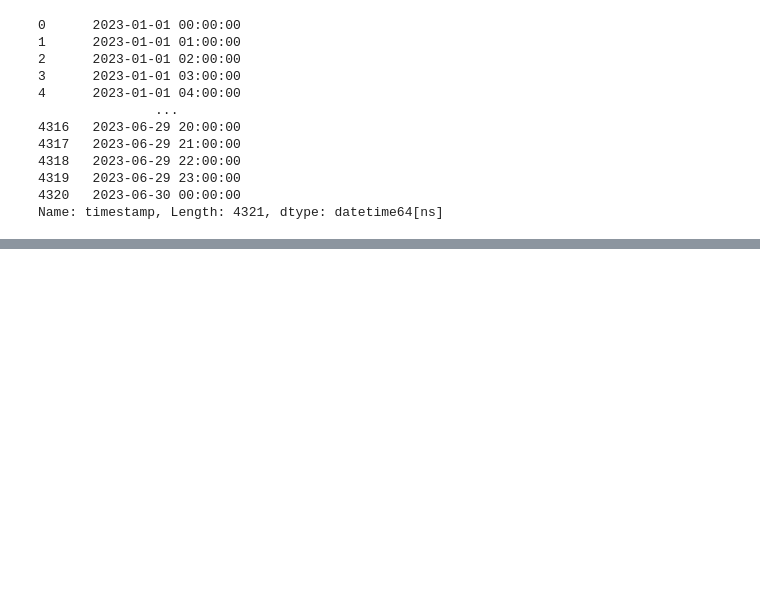
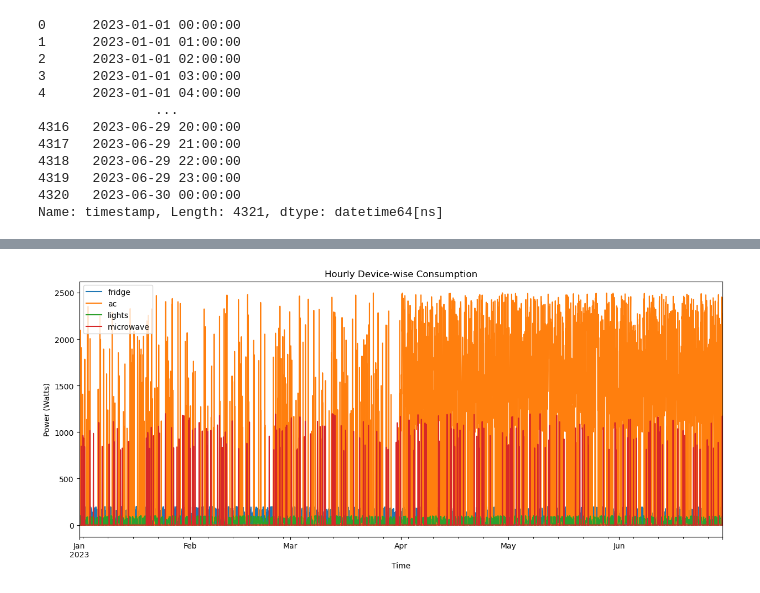
Before and after one commit to mailech/SmartEnergy-Consumption, a Jupyter notebook: SyntheticDataAnalysis.ipynb, the cells around one changed output, grey strips where cells are left out. Cells and saved outputs as stored; diff of their text form; code cells hidden in the pictures; blank space fills up the shorter version.

```diff
--- a/SyntheticDataAnalysis.ipynb
+++ b/SyntheticDataAnalysis.ipynb
@@ -201,0 +220,10 @@ plt.show()
+# %%
+df_hourly_devices = df[['fridge','ac','lights','microwave']].resample('H').sum()
+
+df_hourly_devices.plot(figsize=(15,6))
+plt.title("Hourly Device-wise Consumption")
+plt.xlabel("Time")
+plt.ylabel("Power (Watts)")
+plt.show()
+# %% [output]
+[figure, added]
```
Also changed, not shown: parts of 10 cells of this notebook, 1 other file.
